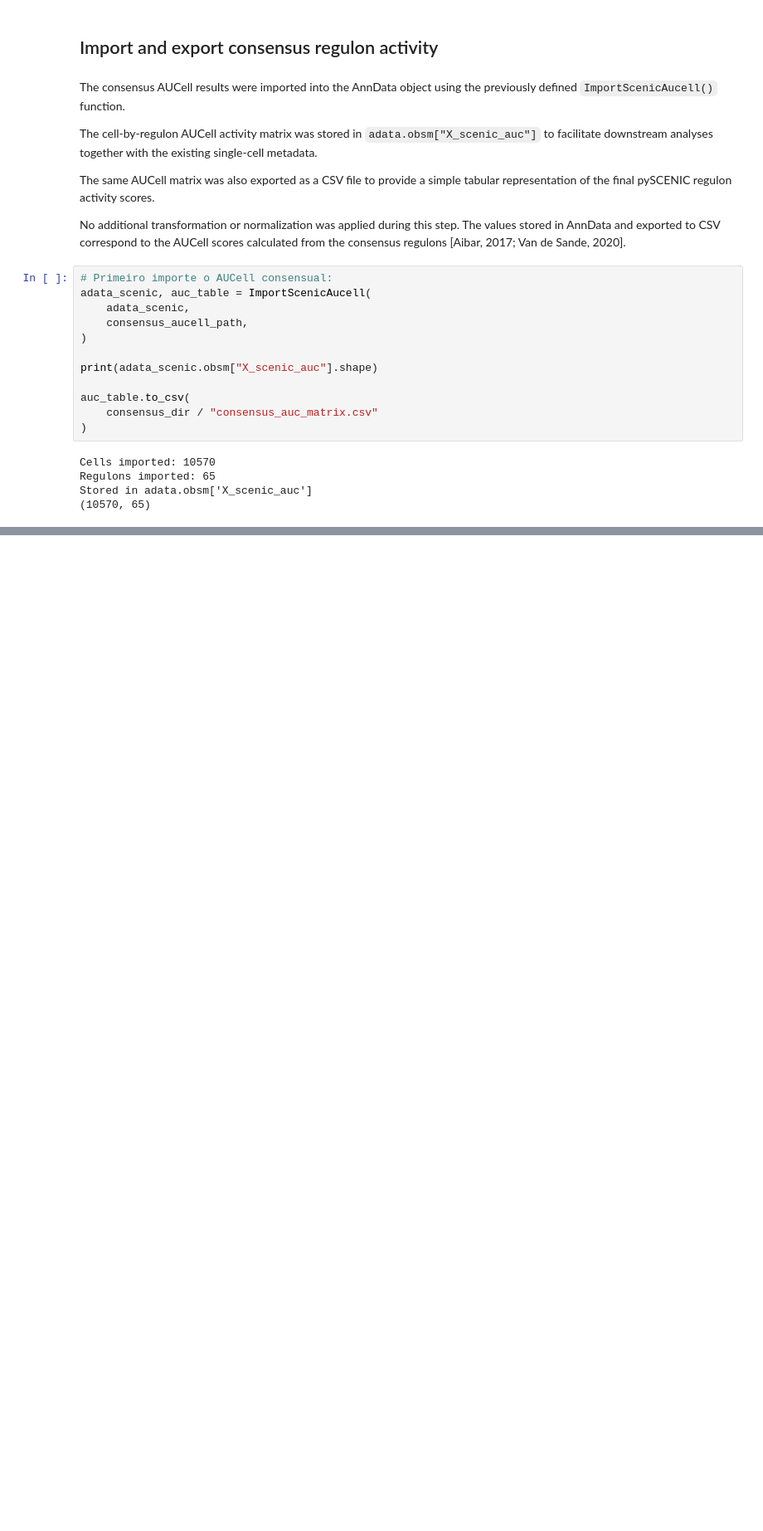
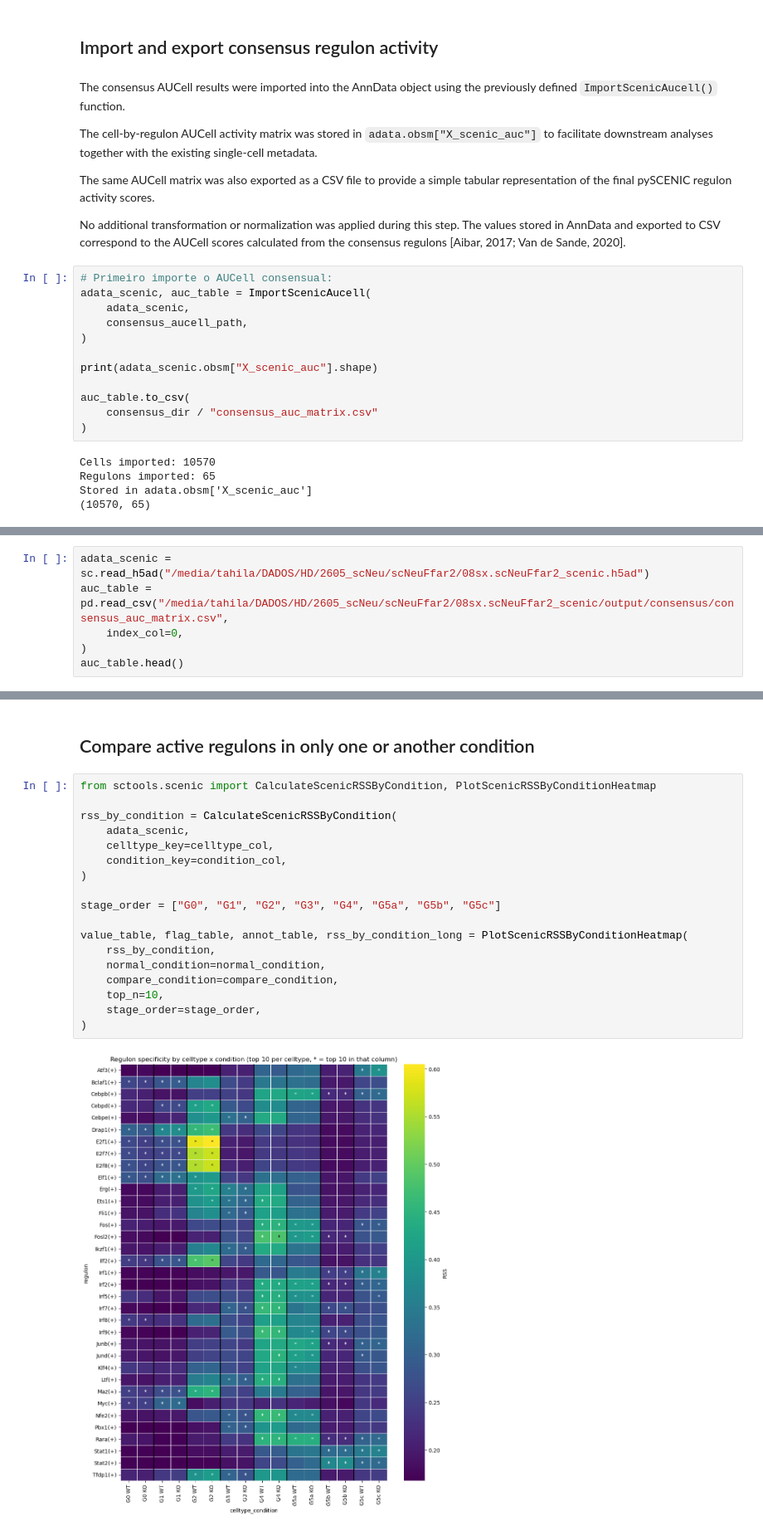
Before and after one commit to TAndrighetti/SingleCell_Analysis_Tools, a Jupyter notebook: tutoriais/SCENIC_application.ipynb, the cells around one changed output, grey strips where cells are left out. Shown at 83% size. Cells and saved outputs as stored; diff of their text form; blank space fills up the shorter version.

```diff
--- a/tutoriais/SCENIC_application.ipynb
+++ b/tutoriais/SCENIC_application.ipynb
@@ -3238,0 +3097,6 @@ Depois disso, aí sim podemos passar para a primeira análise downstream dos reg
+# %%
+adata_scenic = sc.read_h5ad("/media/tahila/DADOS/HD/2605_scNeu/scNeuFfar2/08sx.scNeuFfar2_scenic.h5ad")
+auc_table = pd.read_csv("/media/tahila/DADOS/HD/2605_scNeu/scNeuFfar2/08sx.scNeuFfar2_scenic/output/consensus/consensus_auc_matrix.csv",
+    index_col=0,
+)
+auc_table.head()
@@ -3238,0 +3207,22 @@ Depois disso, aí sim podemos passar para a primeira análise downstream dos reg
+# %% [markdown]
+## Compare active regulons in only one or another condition
+# %%
+from sctools.scenic import CalculateScenicRSSByCondition, PlotScenicRSSByConditionHeatmap
+
+rss_by_condition = CalculateScenicRSSByCondition(
+    adata_scenic,
+    celltype_key=celltype_col,
+    condition_key=condition_col,
+)
+
+stage_order = ["G0", "G1", "G2", "G3", "G4", "G5a", "G5b", "G5c"]
+
+value_table, flag_table, annot_table, rss_by_condition_long = PlotScenicRSSByConditionHeatmap(
+    rss_by_condition,
+    normal_condition=normal_condition,
+    compare_condition=compare_condition,
+    top_n=10,
+    stage_order=stage_order,
+)
+# %% [output]
+[figure, added]
```
Also changed, not shown: parts of 71 cells of this notebook, 3 other files.
